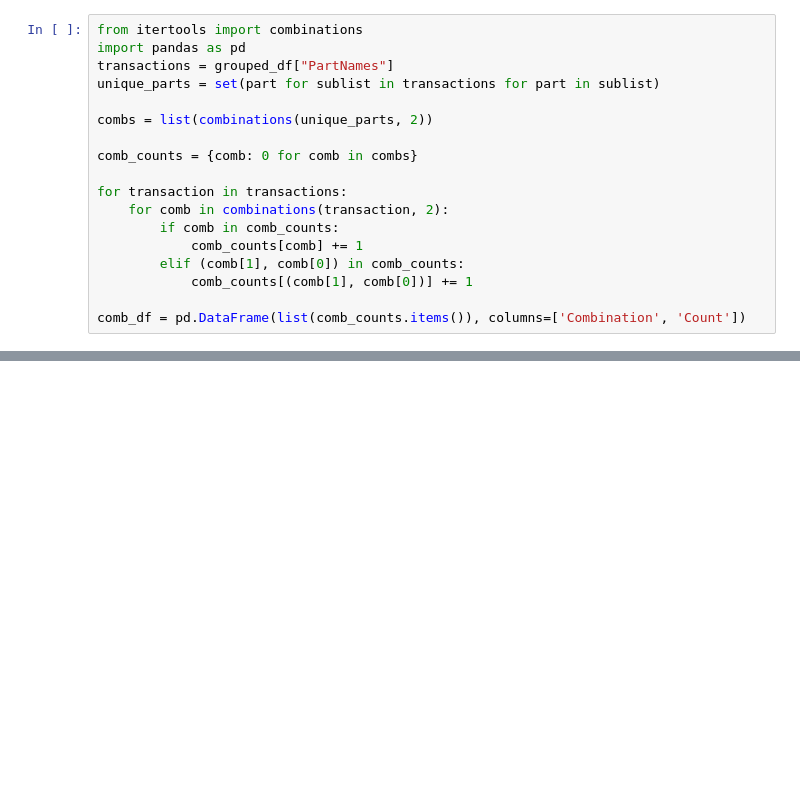
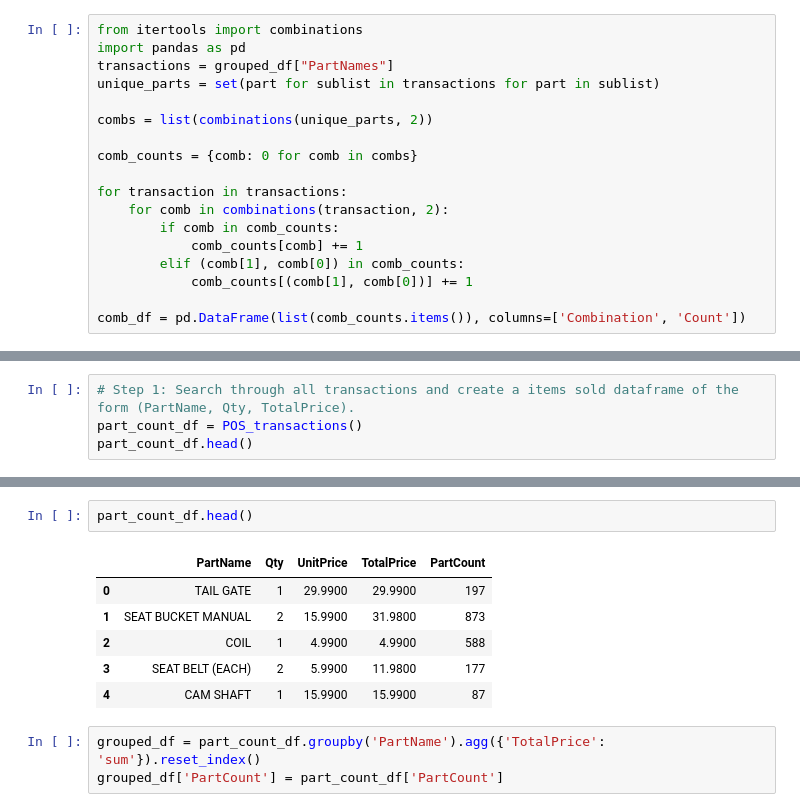
Before and after one commit to serkeno/Salvage-Yard-Analysis, a Jupyter notebook: POS_Transaction_Analysis.ipynb, the cells around one changed output, grey strips where cells are left out. Saved outputs shown, nothing was run; the diff lists cells and outputs as text; blank space fills up the shorter version.

```diff
--- a/POS_Transaction_Analysis.ipynb
+++ b/POS_Transaction_Analysis.ipynb
@@ -76,0 +81,4 @@ comb_df.to_csv('POS_Transactions_Combinations.csv', index=False)
+# %%
+# Step 1: Search through all transactions and create a items sold dataframe of the form (PartName, Qty, TotalPrice).
+part_count_df = POS_transactions()
+part_count_df.head()
@@ -76,0 +104,12 @@ comb_df.to_csv('POS_Transactions_Combinations.csv', index=False)
+# %%
+part_count_df.head()
+# %% [output]
+|  | PartName | Qty | UnitPrice | TotalPrice | PartCount |
+| 0 | TAIL GATE | 1 | 29.9900 | 29.9900 | 197 |
+| 1 | SEAT BUCKET MANUAL | 2 | 15.9900 | 31.9800 | 873 |
+| 2 | COIL | 1 | 4.9900 | 4.9900 | 588 |
+| 3 | SEAT BELT (EACH) | 2 | 5.9900 | 11.9800 | 177 |
+| 4 | CAM SHAFT | 1 | 15.9900 | 15.9900 | 87 |
+# %%
+grouped_df = part_count_df.groupby('PartName').agg({'TotalPrice': 'sum'}).reset_index()
+grouped_df['PartCount'] = part_count_df['PartCount']
```
Also changed, not shown: parts of 9 cells of this notebook, 2 other files.
